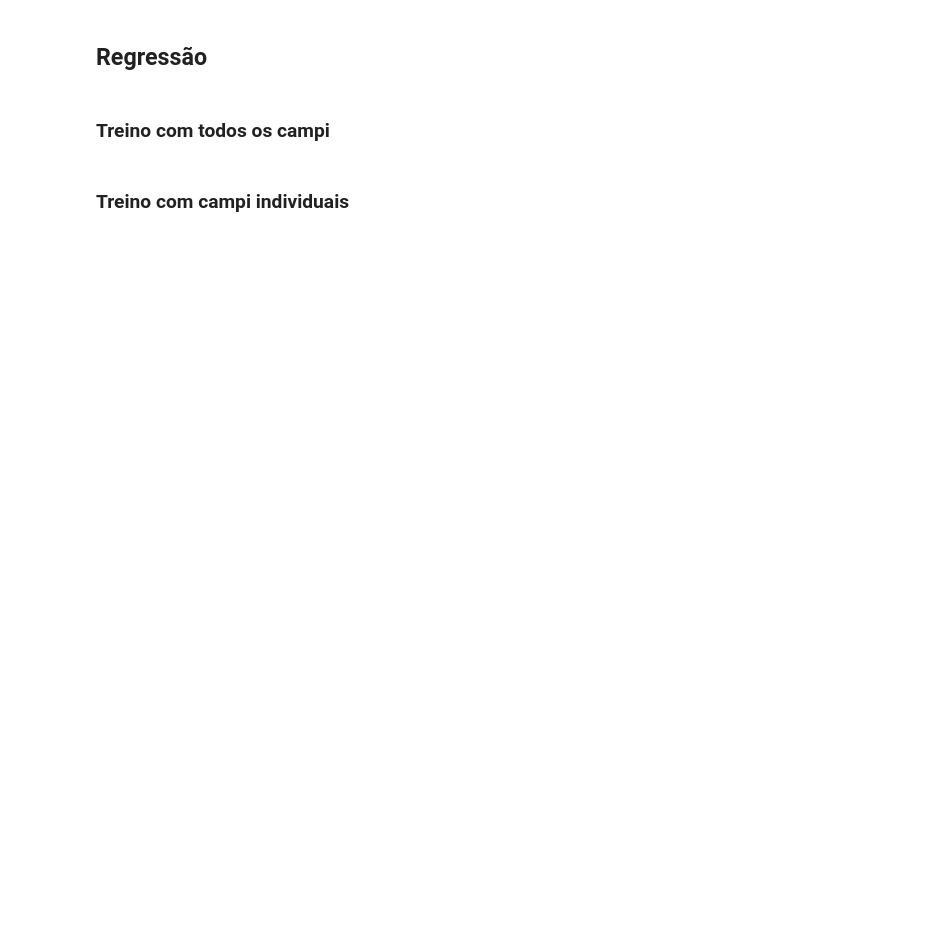
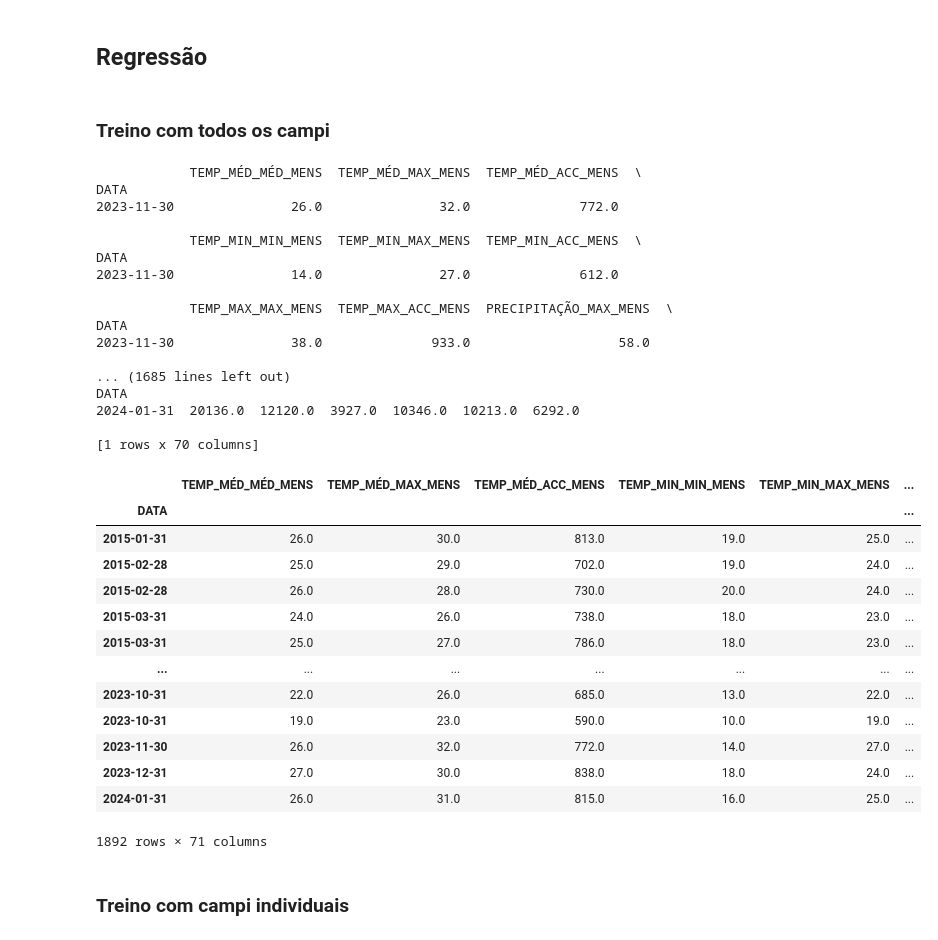
Before and after one commit to eduardoalba0/ppgeps_dissertacao, a Jupyter notebook: 04 - Resultados.ipynb, the cells around one changed output. Saved outputs shown, nothing was run; the diff lists cells and outputs as text; code cells hidden in the pictures; blank space fills up the shorter version.

Commit message:
Treinamento e Teste

```diff
--- a/04 - Resultados.ipynb
+++ b/04 - Resultados.ipynb
@@ -63,13 +79,14 @@ df_features = pandas.DataFrame(
 # %%
 best = {}
 for modelo in ["ESN", "LSTM", "RF", "XGB"]:
-    df_aux = pd.DataFrame()
+    df_aux = pandas.DataFrame()
     for optimizer in ["GA", "PSO"]:
         for seed in ["10000", "20000", "30000"]:
-            new_df = pd.read_csv(f'parâmetros/{optimizer}-{modelo} ITERS SEED {seed}.csv', sep=";", decimal=".",
-                                 header=0)
-            df_aux = pd.concat([df_aux, new_df], axis=0)
+            new_df = pandas.read_csv(f'parâmetros/{optimizer}-{modelo} ITERS SEED {seed}.csv', sep=";", decimal=".",
+                                     header=0)
+            df_aux = pandas.concat([df_aux, new_df], axis=0)
 
     df_aux = df_aux.sort_values(by=["Fitness"])
     df_aux[df_aux.isnull()] = None
     best[f"{modelo}"] = df_aux[:1].iloc[0].to_dict()
+best
@@ -77,7 +112,7 @@ for modelo in ["ESN", "LSTM", "RF", "XGB"]:
 # Criação dos Modelos
 # %%
 #ESN
-esn = ESN(n_inputs=df_mesclado[df_features].shape[1],
+esn = ESN(n_inputs=df_features.columns.shape[0],
           n_outputs=1,
           n_reservoir=int(best["ESN"]["Reservoirs"]),
           sparsity=best["ESN"]["Sparsity"],
@@ -88,7 +123,7 @@ esn = ESN(n_inputs=df_mesclado[df_features].shape[1],
 #LSTM
 tf.keras.backend.clear_session()
 lstm = Sequential([
-    Input((df_mesclado[df_features].shape[1], 1)),
+    Input((df_features.columns.shape[0], 1)),
     LSTM(best["LSTM"]["Units"],
          activation=best["LSTM"]["Activation"],
          use_bias=best["LSTM"]["Bias"],
@@ -150,6 +167,7 @@ for campus, dados in df_mesclado.groupby("CAMPUS"):
     dataframes_treino.append(treino)
     dataframes_teste.append(teste)
 
-df_features = df_mesclado.drop(df_mesclado.drop(df_features, axis=1).columns.to_list(), axis=1).columns
-df_treino = pd.concat(dataframes_treino, ignore_index=True).sort_values("CAMPUS").sort_values("DATA")
-df_teste = pd.concat(dataframes_teste, ignore_index=True).sort_values("CAMPUS").sort_values("DATA")
+df_treino = pd.DataFrame(pandas.concat(dataframes_treino, ignore_index=True).sort_values("CAMPUS").sort_values("DATA"))
+df_teste = pd.DataFrame(pandas.concat(dataframes_teste, ignore_index=True).sort_values("CAMPUS").sort_values("DATA"))
+features = df_treino.drop(df_treino.drop(df_features, axis=1).columns.to_list(), axis=1).columns
+features
@@ -242,3 +284,50 @@ def teste_split(modelo, dataframe_treino, dataframe_teste, features, horizonte):
 # %% [markdown]
 ### Treino com todos os campi
+# %%
+treino_kfold_regr(esn, df_treino, features)
+
+
+medidas = {}
+previsoes = {}
+testes = {}
+
+for campus, dados_teste in df_teste.groupby("CAMPUS"):
+    medida, previsao, teste = teste_regr(esn, df_treino, dados_teste, features, 3)
+    medidas[campus] = medida
+    previsoes[campus] = previsao
+    testes[campus] = teste
+
+testes["ARAPONGAS"]
+# %% [output]
+            TEMP_MÉD_MÉD_MENS  TEMP_MÉD_MAX_MENS  TEMP_MÉD_ACC_MENS  \
+DATA
+2023-11-30               26.0               32.0              772.0
+
+            TEMP_MIN_MIN_MENS  TEMP_MIN_MAX_MENS  TEMP_MIN_ACC_MENS  \
+DATA
+2023-11-30               14.0               27.0              612.0
+
+            TEMP_MAX_MAX_MENS  TEMP_MAX_ACC_MENS  PRECIPITAÇÃO_MAX_MENS  \
+DATA
+2023-11-30               38.0              933.0                   58.0
+
+... (1685 lines left out)
+DATA
+2024-01-31  20136.0  12120.0  3927.0  10346.0  10213.0  6292.0
+
+[1 rows x 70 columns]
+|  | TEMP_MÉD_MÉD_MENS | TEMP_MÉD_MAX_MENS | TEMP_MÉD_ACC_MENS | TEMP_MIN_MIN_MENS | TEMP_MIN_MAX_MENS | ... |
+| DATA |  |  |  |  |  | ... |
+| 2015-01-31 | 26.0 | 30.0 | 813.0 | 19.0 | 25.0 | ... |
+| 2015-02-28 | 25.0 | 29.0 | 702.0 | 19.0 | 24.0 | ... |
+| 2015-02-28 | 26.0 | 28.0 | 730.0 | 20.0 | 24.0 | ... |
+| 2015-03-31 | 24.0 | 26.0 | 738.0 | 18.0 | 23.0 | ... |
+| 2015-03-31 | 25.0 | 27.0 | 786.0 | 18.0 | 23.0 | ... |
+| ... | ... | ... | ... | ... | ... | ... |
+| 2023-10-31 | 22.0 | 26.0 | 685.0 | 13.0 | 22.0 | ... |
+| 2023-10-31 | 19.0 | 23.0 | 590.0 | 10.0 | 19.0 | ... |
+| 2023-11-30 | 26.0 | 32.0 | 772.0 | 14.0 | 27.0 | ... |
+| 2023-12-31 | 27.0 | 30.0 | 838.0 | 18.0 | 24.0 | ... |
+| 2024-01-31 | 26.0 | 31.0 | 815.0 | 16.0 | 25.0 | ... |
+1892 rows × 71 columns
 # %% [markdown]
```
Also changed, not shown: parts of 6 cells of this notebook.
